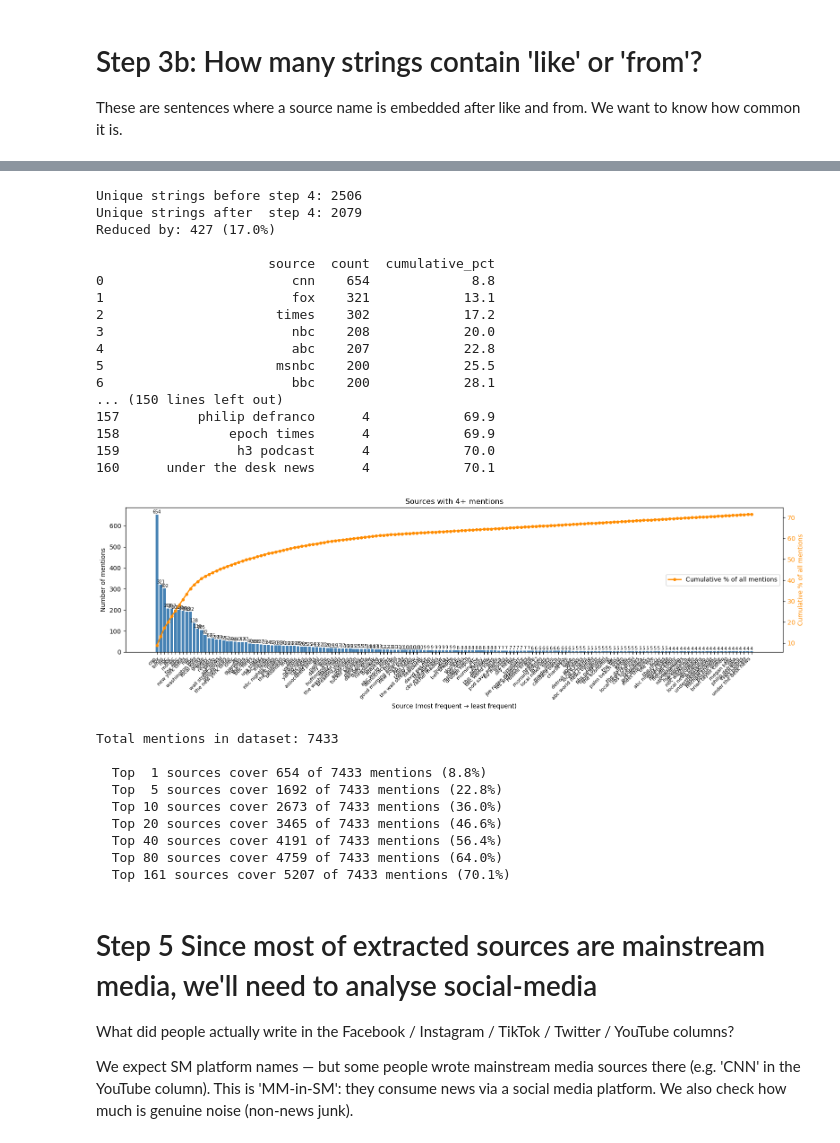
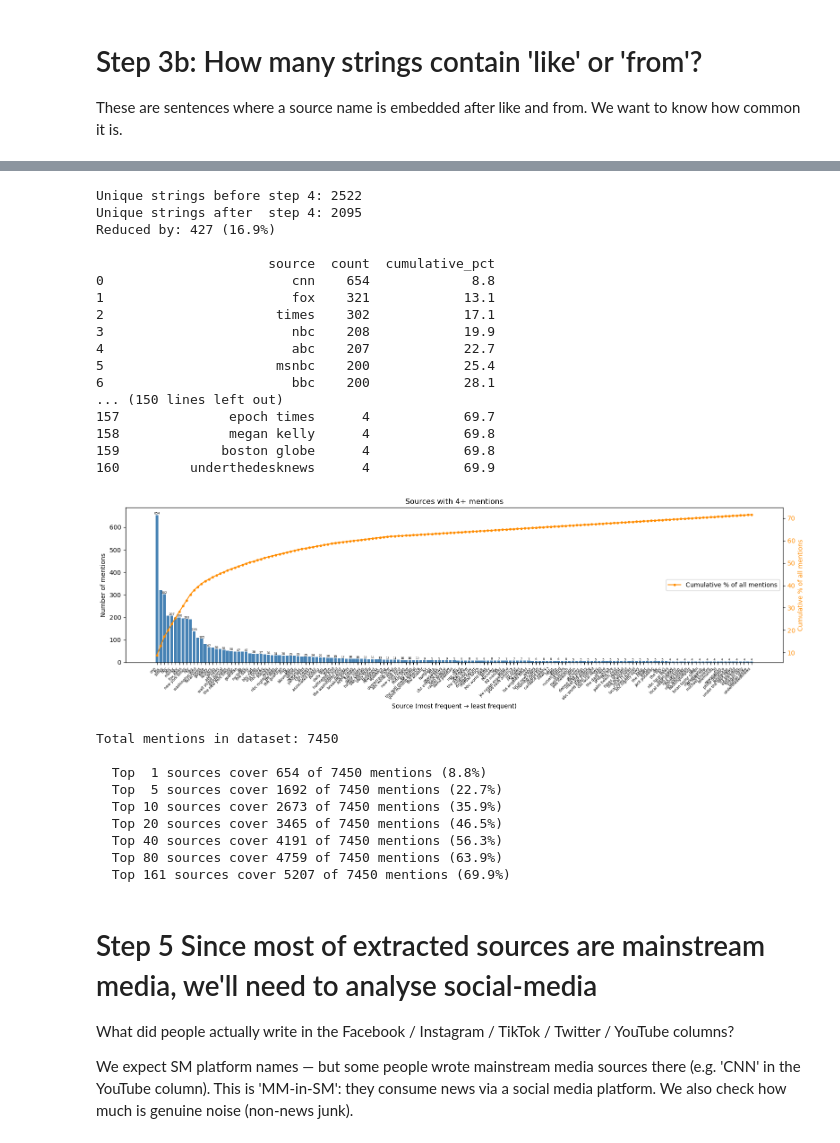
Before and after one commit to dzhtoktonova/New-source-pipeline, a Jupyter notebook: Source_extraction_v11_1.ipynb, the cells around one changed output, grey strips where cells are left out. Cells and saved outputs as stored; diff of their text form; code cells hidden in the pictures.

```diff
--- a/Source_extraction_v11_1.ipynb
+++ b/Source_extraction_v11_1.ipynb
@@ -67,6 +67,8 @@ PROTECTED_NAMES = {
     'meet the press',
     'msnbc',  # kept separate — 'meet the press' is a program, 'msnbc' is a channel
     'breaking points with krystal and saagar',
+    'Fox & Friends',
+    'Fox and Friends'
 }
 
 
@@ -182,7 +176,7 @@ fig, ax = plt.subplots(figsize=(16, 5))
 bars = ax.bar(top40['source'], top40['count'], color='steelblue')
 ax.set_xlabel('Source (most frequent → least frequent)')
 ax.set_ylabel('Number of mentions')
-ax.set_title('Sources with 4+ mentions')
+ax.set_title('Sources with >3 mentions')
 plt.xticks(rotation=45, ha='right', fontsize=6)
 for bar, val in zip(bars, top40['count']):
     # only label bars wide enough to show the number without overlapping
@@ -343,70 +333,67 @@ print()
 with pd.option_context('display.max_rows', 300, 'display.max_colwidth', 60):
     print(top_4.to_string())
 # %% [output]
-Unique strings before step 4: 2506
-Unique strings after  step 4: 2079
-Reduced by: 427 (17.0%)
+Unique strings before step 4: 2522
+Unique strings after  step 4: 2095
+Reduced by: 427 (16.9%)
 
                       source  count  cumulative_pct
 0                        cnn    654             8.8
 1                        fox    321            13.1
-2                      times    302            17.2
-3                        nbc    208            20.0
-4                        abc    207            22.8
-5                      msnbc    200            25.5
+2                      times    302            17.1
+3                        nbc    208            19.9
+4                        abc    207            22.7
+5                      msnbc    200            25.4
 6                        bbc    200            28.1
 ... (150 lines left out)
-157          philip defranco      4            69.9
-158              epoch times      4            69.9
-159               h3 podcast      4            70.0
-160      under the desk news      4            70.1
+157              epoch times      4            69.7
+158              megan kelly      4            69.8
+159             boston globe      4            69.8
+160         underthedesknews      4            69.9
 # %%
-# Bar chart: top 40 sources on x axis, number of mentions on y axis
-# Cumulative line shows how many total mentions are covered by the top N sources
-
 total_mentions = freq_4['count'].sum()
 top40 = freq_4.head(161).copy()
 top40['pct'] = (top40['count'] / total_mentions * 100).round(1)
 top40['cumulative_pct'] = top40['pct'].cumsum().round(1)
 
 fig, ax = plt.subplots(figsize=(16, 5))
 bars = ax.bar(top40['source'], top40['count'], color='steelblue')
 ax.set_xlabel('Source (most frequent → least frequent)')
 ax.set_ylabel('Number of mentions')
 ax.set_title('Sources with 4+ mentions')
-plt.xticks(rotation=45, ha='right', fontsize=8)
-for bar, val in zip(bars, top40['count']):
-    ax.text(bar.get_x() + bar.get_width()/2, bar.get_height() + 1,
-            str(val), ha='center', va='bottom', fontsize=7)
+plt.xticks(rotation=45, ha='right', fontsize=6)
+for i, (bar, val) in enumerate(zip(bars, top40['count'])):
+    if i % 2 == 0:
+        ax.text(bar.get_x() + bar.get_width()/2, bar.get_height() + 1,
+                str(val), ha='center', va='bottom', fontsize=5)
 
-# Cumulative count line — shows how many total mentions are covered as you add more sources
 ax2 = ax.twinx()
 ax2.plot(top40['source'], top40['cumulative_pct'], color='darkorange',
-         marker='o', markersize=4, linewidth=2, label='Cumulative % of all mentions')
+         marker='o', markersize=3, linewidth=1.5, label='Cumulative % of all mentions')
 ax2.set_ylabel('Cumulative % of all mentions', color='darkorange')
 ax2.tick_params(axis='y', labelcolor='darkorange')
 ax2.legend(loc='center right')
 
 plt.tight_layout()
 plt.savefig('dist_step3.png', dpi=150)
 plt.show()
 
 print(f"Total mentions in dataset: {total_mentions}")
 print()
 for n in [1, 5, 10, 20, 40, 80, 161]:
     covered = top40.head(n)['count'].sum()
     print(f"  Top {n:2d} sources cover {covered} of {total_mentions} mentions ({covered/total_mentions*100:.1f}%)")
 # %% [output]
-[figure, old version]
+[figure, new version]
-Total mentions in dataset: 7433
+Total mentions in dataset: 7450
 
-  Top  1 sources cover 654 of 7433 mentions (8.8%)
-  Top  5 sources cover 1692 of 7433 mentions (22.8%)
-  Top 10 sources cover 2673 of 7433 mentions (36.0%)
-  Top 20 sources cover 3465 of 7433 mentions (46.6%)
-  Top 40 sources cover 4191 of 7433 mentions (56.4%)
-  Top 80 sources cover 4759 of 7433 mentions (64.0%)
-  Top 161 sources cover 5207 of 7433 mentions (70.1%)
+  Top  1 sources cover 654 of 7450 mentions (8.8%)
+  Top  5 sources cover 1692 of 7450 mentions (22.7%)
+  Top 10 sources cover 2673 of 7450 mentions (35.9%)
+  Top 20 sources cover 3465 of 7450 mentions (46.5%)
+  Top 40 sources cover 4191 of 7450 mentions (56.3%)
+  Top 80 sources cover 4759 of 7450 mentions (63.9%)
+  Top 161 sources cover 5207 of 7450 mentions (69.9%)
 # %% [markdown]
 # Step 5 Since most of extracted sources are mainstream media, we'll need to analyse social-media
 
```
Also changed, not shown: parts of 24 cells of this notebook, 8 other files.
